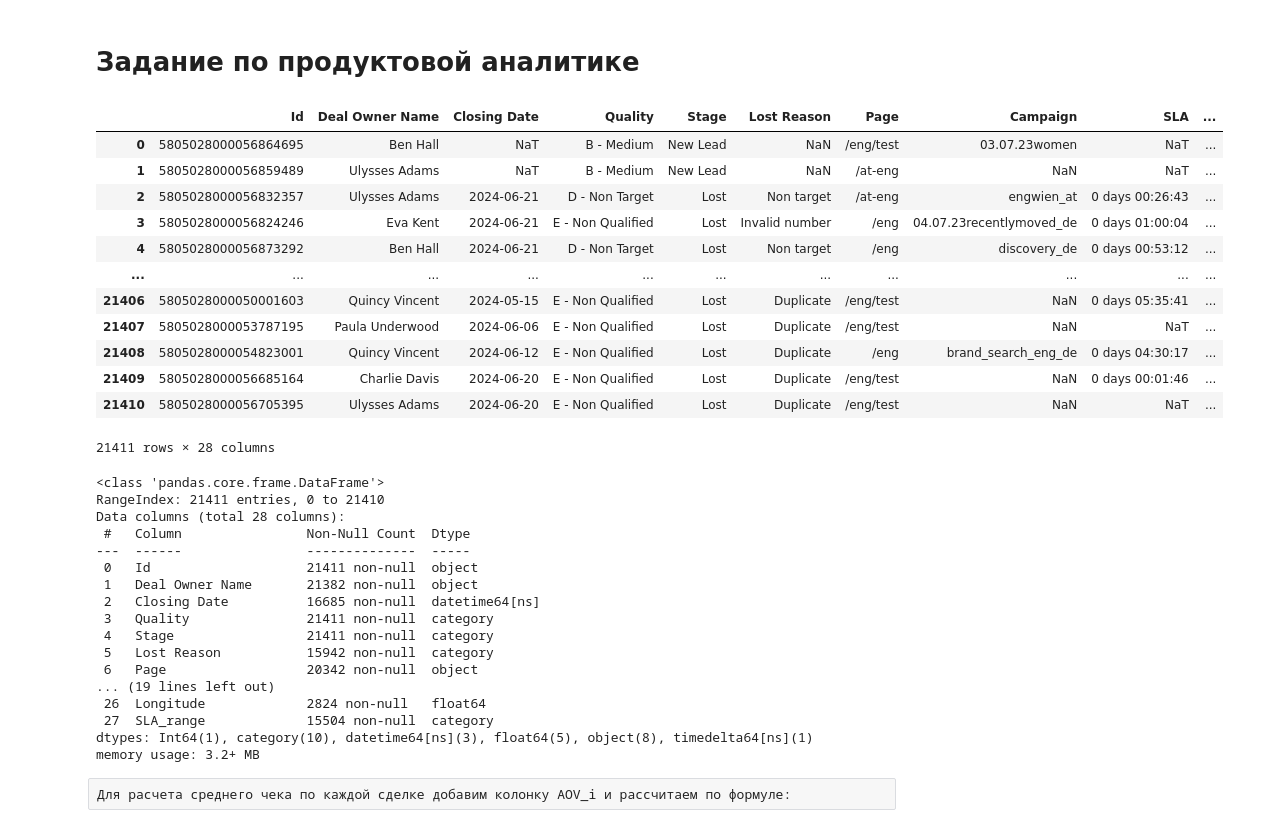
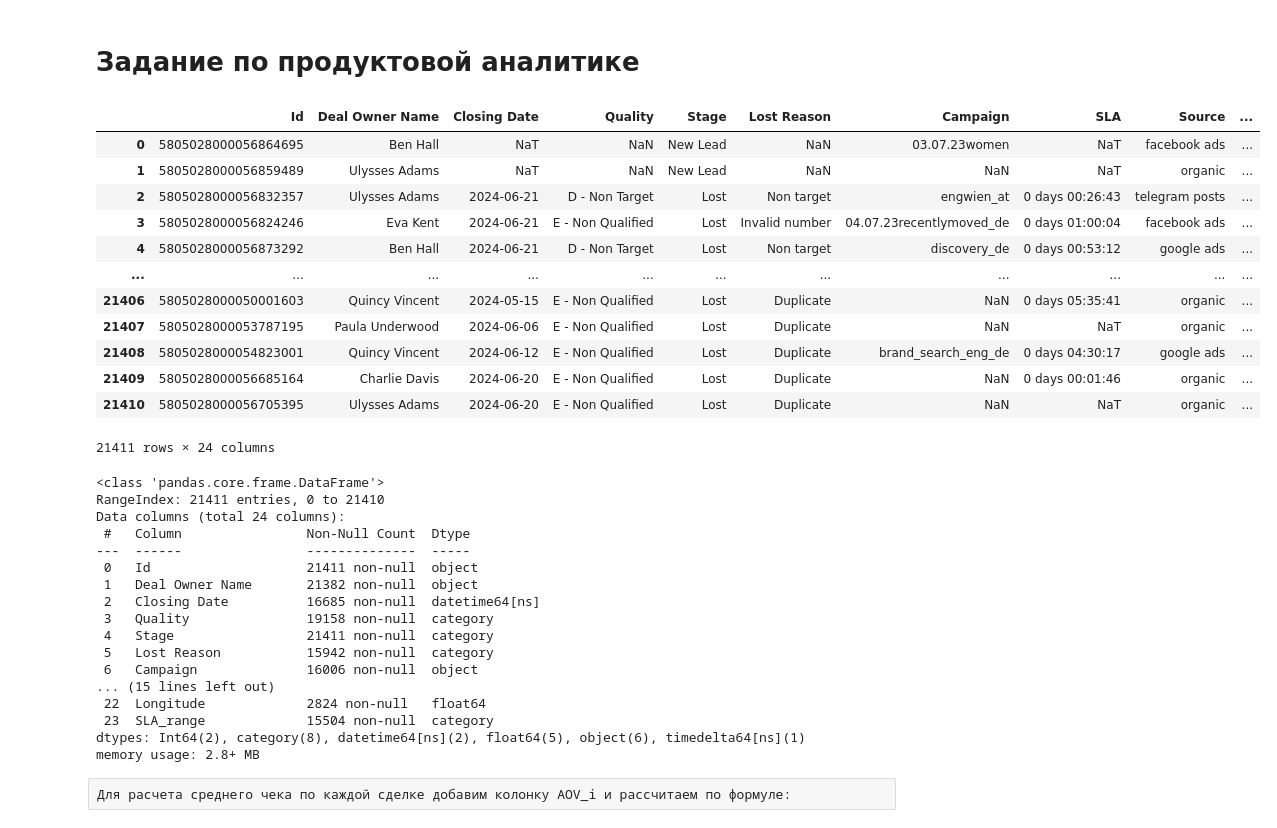
Before and after one commit to Katarina-dev/ICH, a Jupyter notebook: Python/hw/DA_PROJECT/product_analytics.ipynb, the cells around one changed output. Cells and saved outputs as stored; diff of their text form; code cells hidden in the pictures.

```diff
--- a/Python/hw/DA_PROJECT/product_analytics.ipynb
+++ b/Python/hw/DA_PROJECT/product_analytics.ipynb
@@ -3,43 +3,43 @@
 # %%
 import pandas as pd
 
 pd.set_option('display.max_columns', None)
-deals_df = pd.read_pickle("deals_cleaned_v3.pkl")
+deals_df = pd.read_pickle("deals_cleaned.pkl")
 deals_df
 # %% [output]
-|  | Id | Deal Owner Name | Closing Date | Quality | Stage | Lost Reason | Page | Campaign | SLA | ... |
-| 0 | 5805028000056864695 | Ben Hall | NaT | B - Medium | New Lead | NaN | /eng/test | 03.07.23women | NaT | ... |
-| 1 | 5805028000056859489 | Ulysses Adams | NaT | B - Medium | New Lead | NaN | /at-eng | NaN | NaT | ... |
-| 2 | 5805028000056832357 | Ulysses Adams | 2024-06-21 | D - Non Target | Lost | Non target | /at-eng | engwien_at | 0 days 00:26:43 | ... |
-| 3 | 5805028000056824246 | Eva Kent | 2024-06-21 | E - Non Qualified | Lost | Invalid number | /eng | 04.07.23recentlymoved_de | 0 days 01:00:04 | ... |
-| 4 | 5805028000056873292 | Ben Hall | 2024-06-21 | D - Non Target | Lost | Non target | /eng | discovery_de | 0 days 00:53:12 | ... |
+|  | Id | Deal Owner Name | Closing Date | Quality | Stage | Lost Reason | Campaign | SLA | Source | ... |
+| 0 | 5805028000056864695 | Ben Hall | NaT | NaN | New Lead | NaN | 03.07.23women | NaT | facebook ads | ... |
+| 1 | 5805028000056859489 | Ulysses Adams | NaT | NaN | New Lead | NaN | NaN | NaT | organic | ... |
+| 2 | 5805028000056832357 | Ulysses Adams | 2024-06-21 | D - Non Target | Lost | Non target | engwien_at | 0 days 00:26:43 | telegram posts | ... |
+| 3 | 5805028000056824246 | Eva Kent | 2024-06-21 | E - Non Qualified | Lost | Invalid number | 04.07.23recentlymoved_de | 0 days 01:00:04 | facebook ads | ... |
+| 4 | 5805028000056873292 | Ben Hall | 2024-06-21 | D - Non Target | Lost | Non target | discovery_de | 0 days 00:53:12 | google ads | ... |
 | ... | ... | ... | ... | ... | ... | ... | ... | ... | ... | ... |
-| 21406 | 5805028000050001603 | Quincy Vincent | 2024-05-15 | E - Non Qualified | Lost | Duplicate | /eng/test | NaN | 0 days 05:35:41 | ... |
-| 21407 | 5805028000053787195 | Paula Underwood | 2024-06-06 | E - Non Qualified | Lost | Duplicate | /eng/test | NaN | NaT | ... |
-| 21408 | 5805028000054823001 | Quincy Vincent | 2024-06-12 | E - Non Qualified | Lost | Duplicate | /eng | brand_search_eng_de | 0 days 04:30:17 | ... |
-| 21409 | 5805028000056685164 | Charlie Davis | 2024-06-20 | E - Non Qualified | Lost | Duplicate | /eng/test | NaN | 0 days 00:01:46 | ... |
-| 21410 | 5805028000056705395 | Ulysses Adams | 2024-06-20 | E - Non Qualified | Lost | Duplicate | /eng/test | NaN | NaT | ... |
+| 21406 | 5805028000050001603 | Quincy Vincent | 2024-05-15 | E - Non Qualified | Lost | Duplicate | NaN | 0 days 05:35:41 | organic | ... |
+| 21407 | 5805028000053787195 | Paula Underwood | 2024-06-06 | E - Non Qualified | Lost | Duplicate | NaN | NaT | organic | ... |
+| 21408 | 5805028000054823001 | Quincy Vincent | 2024-06-12 | E - Non Qualified | Lost | Duplicate | brand_search_eng_de | 0 days 04:30:17 | google ads | ... |
+| 21409 | 5805028000056685164 | Charlie Davis | 2024-06-20 | E - Non Qualified | Lost | Duplicate | NaN | 0 days 00:01:46 | organic | ... |
+| 21410 | 5805028000056705395 | Ulysses Adams | 2024-06-20 | E - Non Qualified | Lost | Duplicate | NaN | NaT | organic | ... |
-21411 rows × 28 columns
+21411 rows × 24 columns
 # %%
 deals_df.info()
 # %% [output]
 <class 'pandas.core.frame.DataFrame'>
 RangeIndex: 21411 entries, 0 to 21410
-Data columns (total 28 columns):
+Data columns (total 24 columns):
  #   Column                Non-Null Count  Dtype
 ---  ------                --------------  -----
  0   Id                    21411 non-null  object
  1   Deal Owner Name       21382 non-null  object
  2   Closing Date          16685 non-null  datetime64[ns]
- 3   Quality               21411 non-null  category
+ 3   Quality               19158 non-null  category
  4   Stage                 21411 non-null  category
  5   Lost Reason           15942 non-null  category
- 6   Page                  20342 non-null  object
-... (19 lines left out)
- 26  Longitude             2824 non-null   float64
- 27  SLA_range             15504 non-null  category
-dtypes: Int64(1), category(10), datetime64[ns](3), float64(5), object(8), timedelta64[ns](1)
-memory usage: 3.2+ MB
+ 6   Campaign              16006 non-null  object
+... (15 lines left out)
+ 22  Longitude             2824 non-null   float64
+ 23  SLA_range             15504 non-null  category
+dtypes: Int64(2), category(8), datetime64[ns](2), float64(5), object(6), timedelta64[ns](1)
+memory usage: 2.8+ MB
 # %% [raw]
 Для расчета среднего чека по каждой сделке добавим колонку AOV_i и рассчитаем по формуле:
 # %% [markdown]
```
Also changed, not shown: parts of 7 cells of this notebook, 24 other files.
